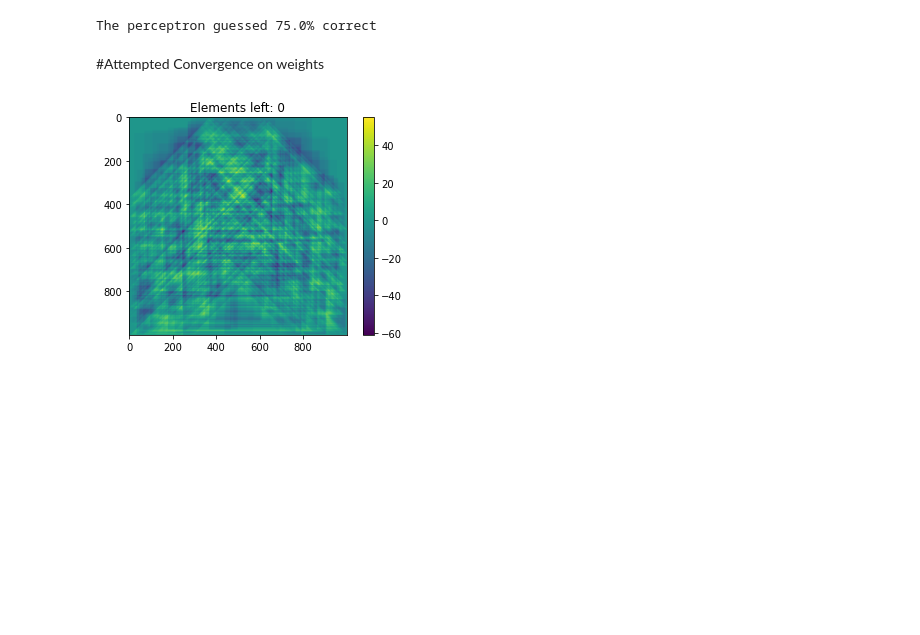
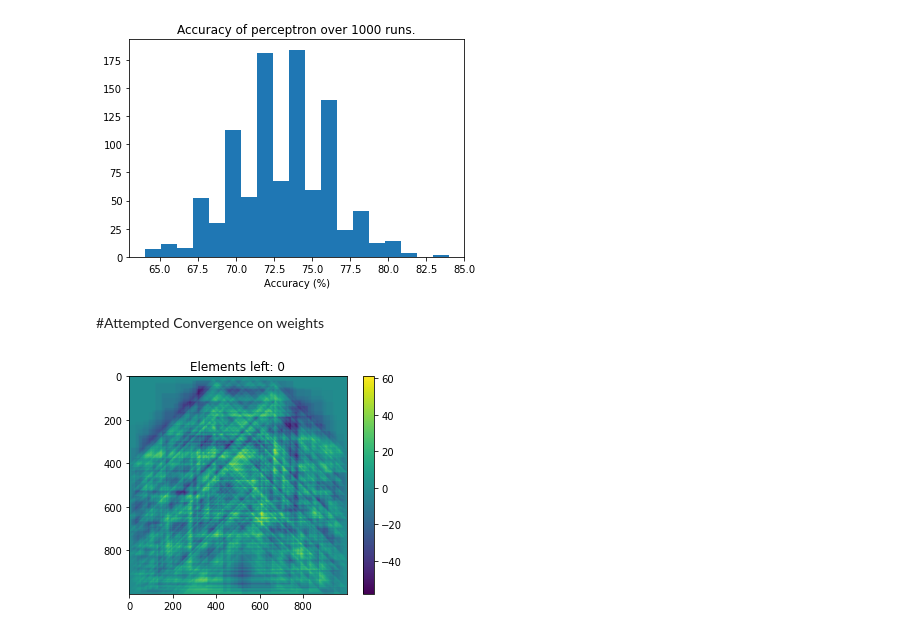
Before and after one commit to JordaanI/SmallPythonProjects, a Jupyter notebook: Perceptron/Percp.ipynb, the cells around one changed output. Cells and saved outputs as stored; diff of their text form; code cells hidden in the pictures; blank space fills up the shorter version.

```diff
--- a/Perceptron/Percp.ipynb
+++ b/Perceptron/Percp.ipynb
@@ -57,21 +57,27 @@ while training:
 # %%
-amount = 10
-correct = 0
+runs = 1000
+amount = 100
+stats = []
 
-while amount > 0:
-    shape_tri, base_tri, height_tri, start_point_tri = generate_triangle(size)
-    shape_sq, base_sq, height_sq, start_point_sq = generate_square(size)
-    res_sq = shape_sq.flatten() @ weights
-    res_tri = shape_tri.flatten() @ weights
-    if res_sq < 0:
-        correct += 1
-    if res_tri > 0:
-        correct += 1
-    amount -= 1
+for i in range(runs):
+    correct = 0
 
-print(f'The perceptron guessed {(correct/20)*100}% correct')
+    for j in range(amount):
+        shape_tri, base_tri, height_tri, start_point_tri = generate_triangle(size)
+        shape_sq, base_sq, height_sq, start_point_sq = generate_square(size)
+        res_sq = shape_sq.flatten() @ weights
+        res_tri = shape_tri.flatten() @ weights
+        if res_sq < 0:
+            correct += 1
+        if res_tri > 0:
+            correct += 1
+    stats.append(round((correct/(2*amount))*100))
+
+plt.hist(list(np.sort(stats)), bins=len(np.unique(stats)));
+plt.title(f'Accuracy of perceptron over {runs} runs.');
+plt.xlabel('Accuracy (%)');
 # %% [output]
-The perceptron guessed 75.0% correct
+[figure, added]
 # %% [markdown]
 #Attempted Convergence on weights
 # %%
@@ -98,7 +104,7 @@ while training:
     plt.colorbar()
     plt.show()
 # %% [output]
-[figure, old version]
+[figure, new version]
 # %%
 runs = 1000
 amount = 100
```
Also changed, not shown: parts of 4 cells of this notebook.
